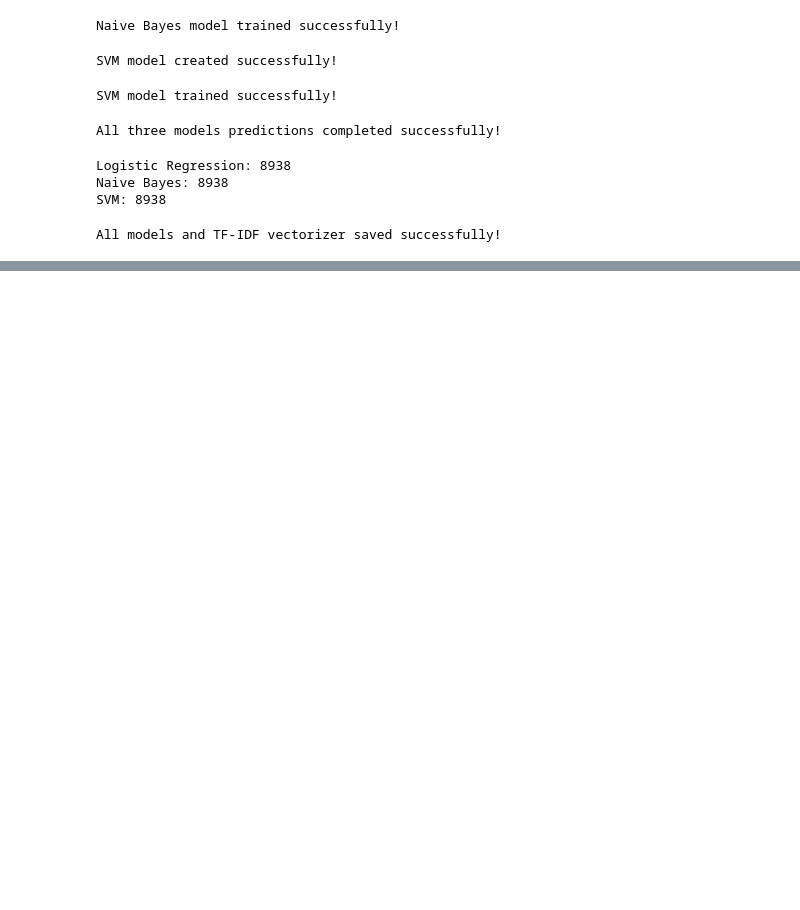
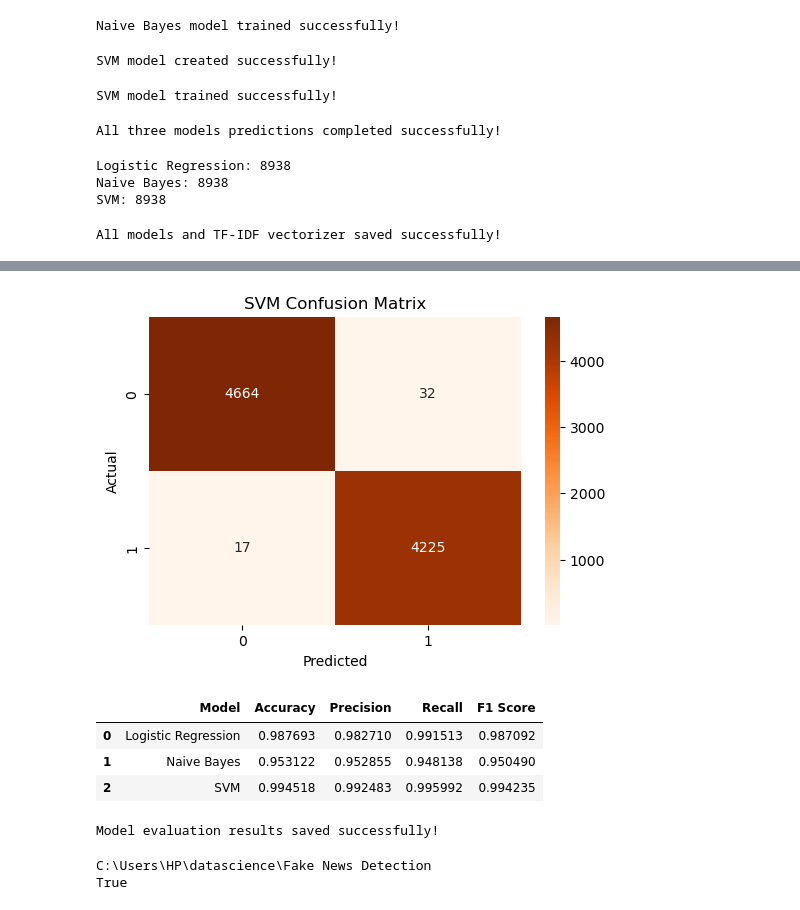
Before and after one commit to anugrahavarghese92-ux/fake-news-detection-1, a Jupyter notebook: ISOT_Fake_News_Detection.ipynb, the cells around one changed output, grey strips where cells are left out. Cells and saved outputs as stored; diff of their text form; code cells hidden in the pictures; blank space fills up the shorter version.

```diff
--- a/ISOT_Fake_News_Detection.ipynb
+++ b/ISOT_Fake_News_Detection.ipynb
@@ -508,0 +615,56 @@ All models and TF-IDF vectorizer saved successfully!
+# %%
+cm_svm = confusion_matrix(y_test, y_pred_svm)
+
+plt.figure(figsize=(6, 4))
+sns.heatmap(cm_svm, annot=True, fmt='d', cmap='Oranges')
+plt.title('SVM Confusion Matrix')
+plt.xlabel('Predicted')
+plt.ylabel('Actual')
+plt.show()
+# %% [output]
+[figure, added]
+# %%
+results = pd.DataFrame({
+    'Model': ['Logistic Regression', 'Naive Bayes', 'SVM'],
+    'Accuracy': [
+        accuracy_score(y_test, y_pred_lr),
+        accuracy_score(y_test, y_pred_nb),
+        accuracy_score(y_test, y_pred_svm)
+    ],
+    'Precision': [
+        precision_score(y_test, y_pred_lr),
+        precision_score(y_test, y_pred_nb),
+        precision_score(y_test, y_pred_svm)
+    ],
+    'Recall': [
+        recall_score(y_test, y_pred_lr),
+        recall_score(y_test, y_pred_nb),
+        recall_score(y_test, y_pred_svm)
+    ],
+    'F1 Score': [
+        f1_score(y_test, y_pred_lr),
+        f1_score(y_test, y_pred_nb),
+        f1_score(y_test, y_pred_svm)
+    ]
+})
+
+results
+# %% [output]
+|  | Model | Accuracy | Precision | Recall | F1 Score |
+| 0 | Logistic Regression | 0.987693 | 0.982710 | 0.991513 | 0.987092 |
+| 1 | Naive Bayes | 0.953122 | 0.952855 | 0.948138 | 0.950490 |
+| 2 | SVM | 0.994518 | 0.992483 | 0.995992 | 0.994235 |
+# %%
+results.to_csv('Model_Evaluation_Results.csv', index=False)
+
+print("Model evaluation results saved successfully!")
+# %% [output]
+Model evaluation results saved successfully!
+# %%
+import os
+
+print(os.getcwd())
+print(os.path.exists('Model_Evaluation_Results.csv'))
+# %% [output]
+C:\Users\HP\datascience\Fake News Detection
+True
```
Also changed, not shown: parts of 15 cells of this notebook, 3 other files.
